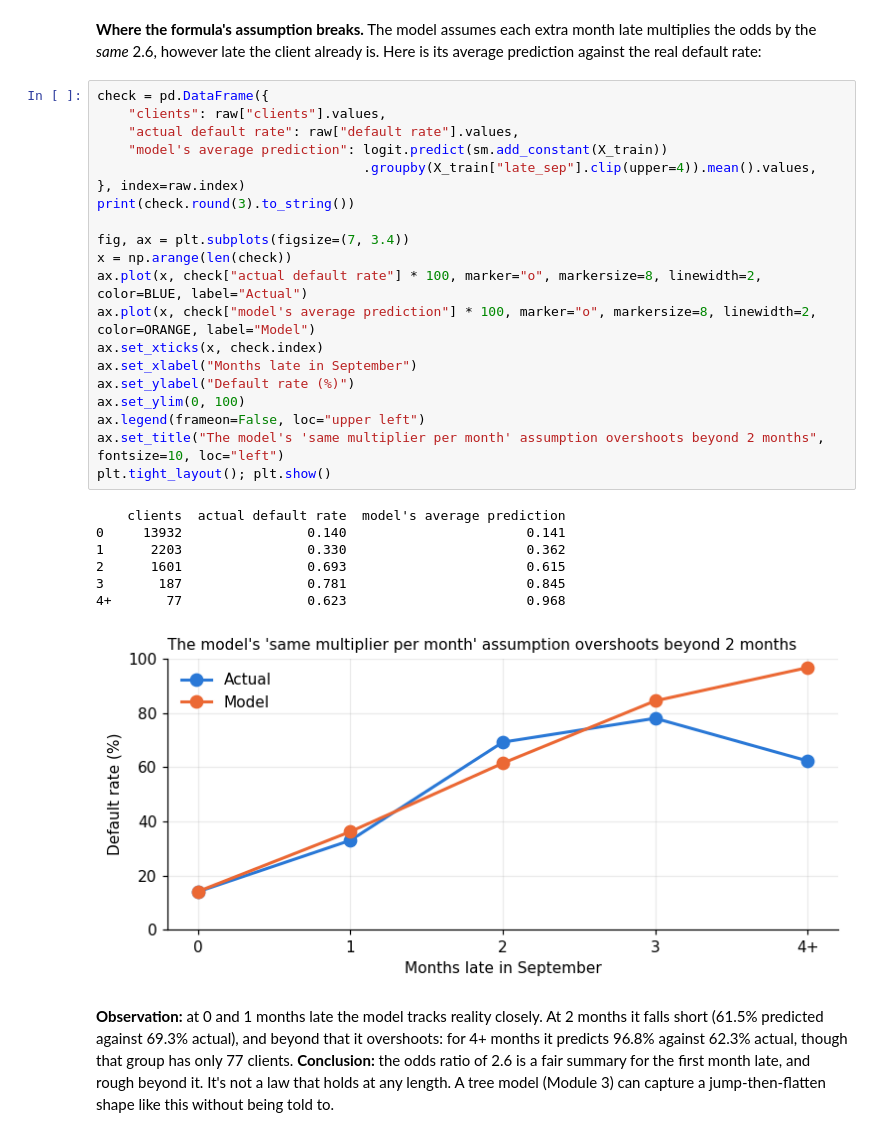
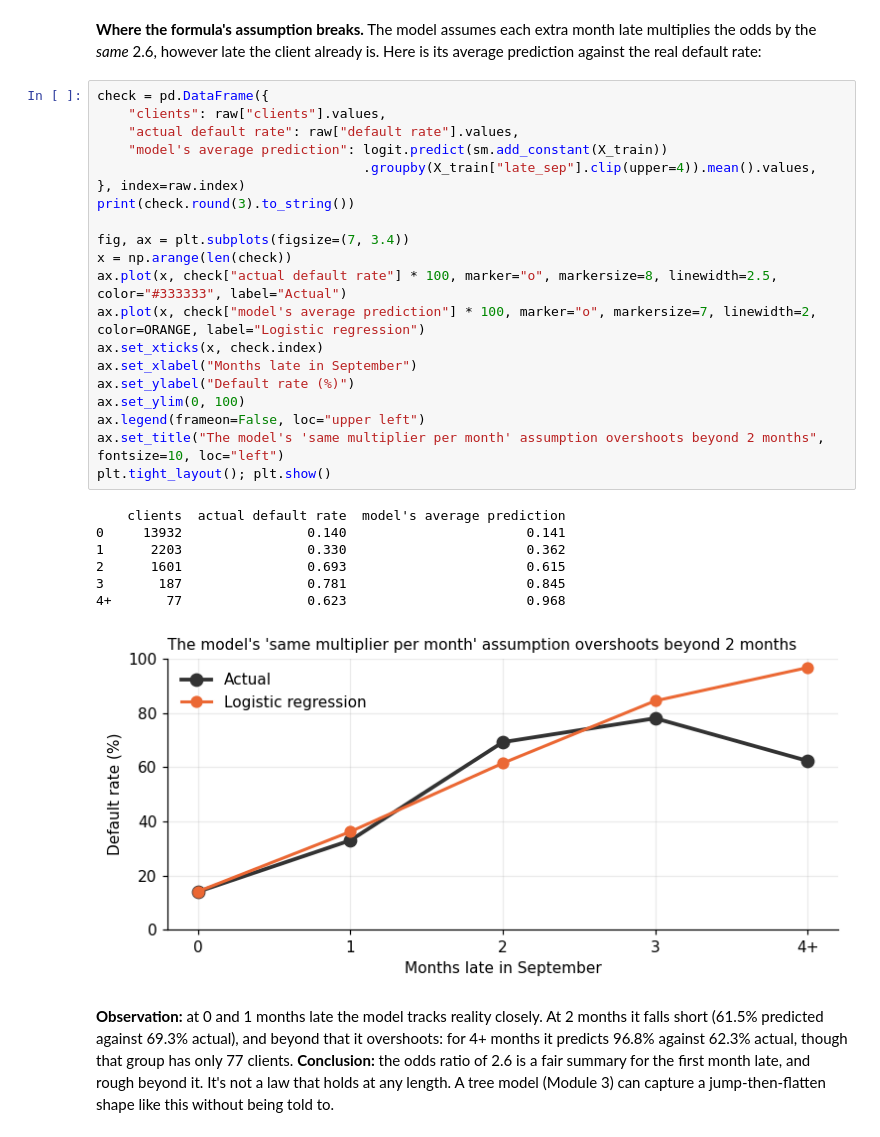
Before and after one commit to omri-sabag83/Scikit-Learn-Playbook, a Jupyter notebook: 02_regression_driver_analysis.ipynb, the cells around one changed output. Drawn from its saved outputs; the diff is of its cells as text.

```diff
--- a/02_regression_driver_analysis.ipynb
+++ b/02_regression_driver_analysis.ipynb
@@ -545,31 +551,31 @@ is its average prediction against the real default rate:
 # %%
 check = pd.DataFrame({
     "clients": raw["clients"].values,
     "actual default rate": raw["default rate"].values,
     "model's average prediction": logit.predict(sm.add_constant(X_train))
                                   .groupby(X_train["late_sep"].clip(upper=4)).mean().values,
 }, index=raw.index)
 print(check.round(3).to_string())
 
 fig, ax = plt.subplots(figsize=(7, 3.4))
 x = np.arange(len(check))
-ax.plot(x, check["actual default rate"] * 100, marker="o", markersize=8, linewidth=2, color=BLUE, label="Actual")
-ax.plot(x, check["model's average prediction"] * 100, marker="o", markersize=8, linewidth=2, color=ORANGE, label="Model")
+ax.plot(x, check["actual default rate"] * 100, marker="o", markersize=8, linewidth=2.5, color="#333333", label="Actual")
+ax.plot(x, check["model's average prediction"] * 100, marker="o", markersize=7, linewidth=2, color=ORANGE, label="Logistic regression")
 ax.set_xticks(x, check.index)
 ax.set_xlabel("Months late in September")
 ax.set_ylabel("Default rate (%)")
 ax.set_ylim(0, 100)
 ax.legend(frameon=False, loc="upper left")
 ax.set_title("The model's 'same multiplier per month' assumption overshoots beyond 2 months", fontsize=10, loc="left")
 plt.tight_layout(); plt.show()
 # %% [output]
     clients  actual default rate  model's average prediction
 0     13932                0.140                       0.141
 1      2203                0.330                       0.362
 2      1601                0.693                       0.615
 3       187                0.781                       0.845
 4+       77                0.623                       0.968
-[figure, old version]
+[figure, new version]
 # %% [markdown]
 **Observation:** at 0 and 1 months late the model tracks reality closely. At 2
 months it falls short (61.5% predicted against 69.3% actual), and beyond that it
```
Also changed, not shown: parts of 8 cells of this notebook, 3 other files.
